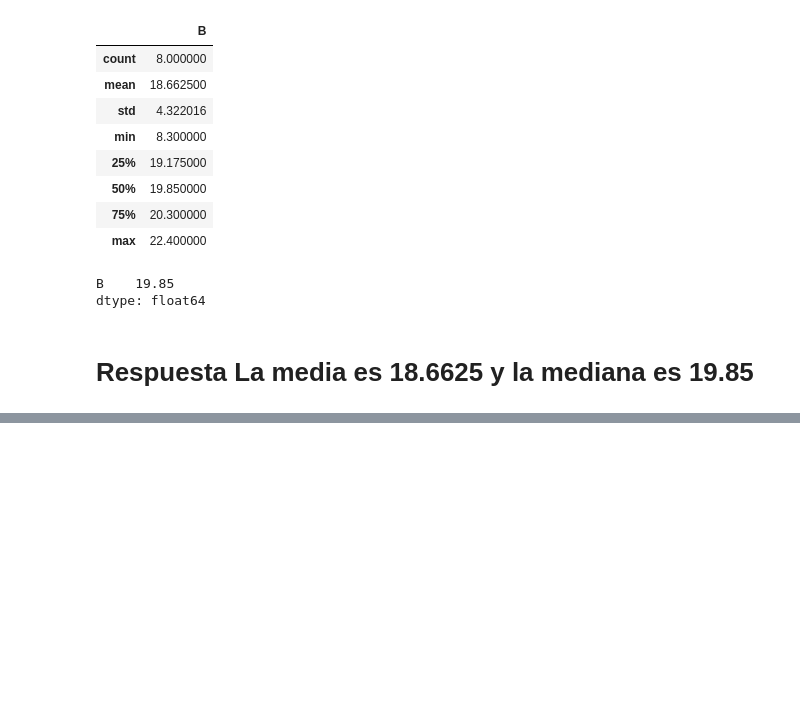
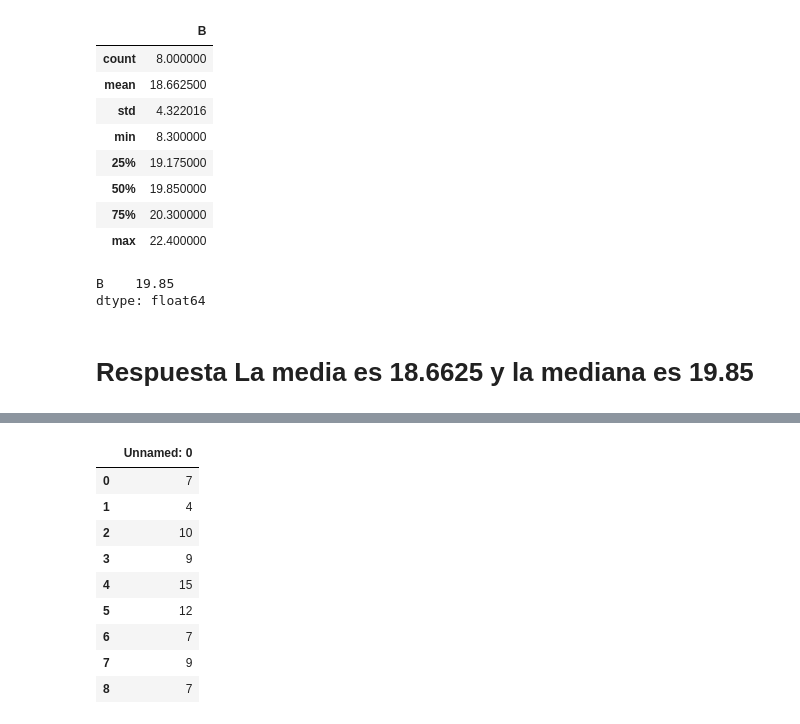
Before and after one commit to papagala/DataScienceMastersDegree, a Jupyter notebook: statistics/notebooks/1-3.ipynb, the cells around one changed output, grey strips where cells are left out. Drawn from its saved outputs; the diff is of its cells as text; code cells hidden in the pictures; blank space fills up the shorter version.

```diff
--- a/statistics/notebooks/1-3.ipynb
+++ b/statistics/notebooks/1-3.ipynb
@@ -314,0 +366,14 @@ dtype: float64
+# %%
+df=pd.read_csv("376a.csv")
+df
+# %% [output]
+|  | Unnamed: 0 |
+| 0 | 7 |
+| 1 | 4 |
+| 2 | 10 |
+| 3 | 9 |
+| 4 | 15 |
+| 5 | 12 |
+| 6 | 7 |
+| 7 | 9 |
+| 8 | 7 |
```
Also changed, not shown: parts of 43 cells of this notebook, 5 other files.
